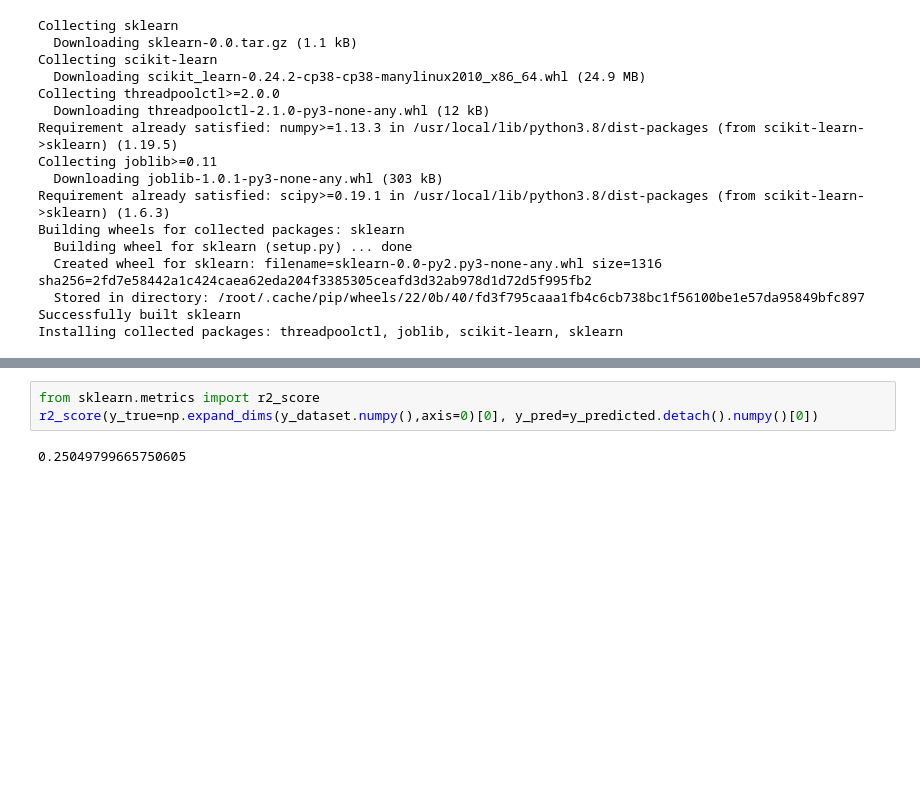
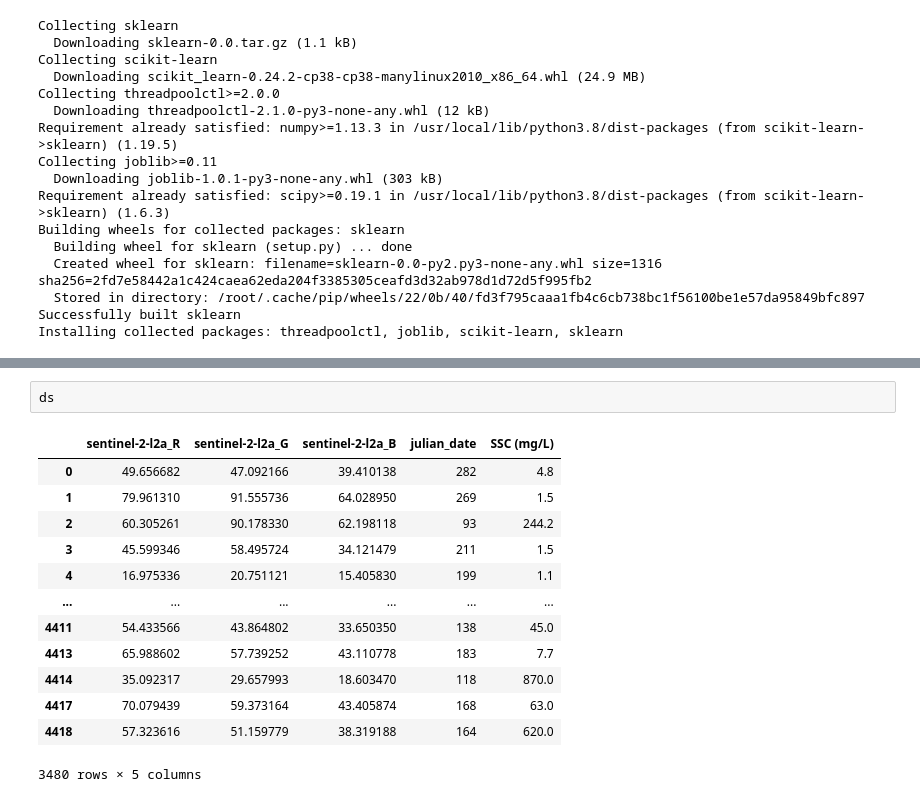
Before and after one commit to csp-inc/fluvius, a Jupyter notebook: notebooks/05-Prototype-RegModel.ipynb, the cells around one changed output, grey strips where cells are left out. Cells and saved outputs as stored; diff of their text form; blank space fills up the shorter version.

```diff
--- a/notebooks/05-Prototype-RegModel.ipynb
+++ b/notebooks/05-Prototype-RegModel.ipynb
@@ -114,5 +77,16 @@ for t in tqdm(range(20000)):
-# %%
-from sklearn.metrics import r2_score
-r2_score(y_true=np.expand_dims(y_dataset.numpy(),axis=0)[0], y_pred=y_predicted.detach().numpy()[0])
-# %% [output]
-0.25049799665750605
+# %%
+ds
+# %% [output]
+|  | sentinel-2-l2a_R | sentinel-2-l2a_G | sentinel-2-l2a_B | julian_date | SSC (mg/L) |
+| 0 | 49.656682 | 47.092166 | 39.410138 | 282 | 4.8 |
+| 1 | 79.961310 | 91.555736 | 64.028950 | 269 | 1.5 |
+| 2 | 60.305261 | 90.178330 | 62.198118 | 93 | 244.2 |
+| 3 | 45.599346 | 58.495724 | 34.121479 | 211 | 1.5 |
+| 4 | 16.975336 | 20.751121 | 15.405830 | 199 | 1.1 |
+| ... | ... | ... | ... | ... | ... |
+| 4411 | 54.433566 | 43.864802 | 33.650350 | 138 | 45.0 |
+| 4413 | 65.988602 | 57.739252 | 43.110778 | 183 | 7.7 |
+| 4414 | 35.092317 | 29.657993 | 18.603470 | 118 | 870.0 |
+| 4417 | 70.079439 | 59.373164 | 43.405874 | 168 | 63.0 |
+| 4418 | 57.323616 | 51.159779 | 38.319188 | 164 | 620.0 |
+3480 rows × 5 columns
```
Also changed, not shown: parts of 5 cells of this notebook, 1 other file.
